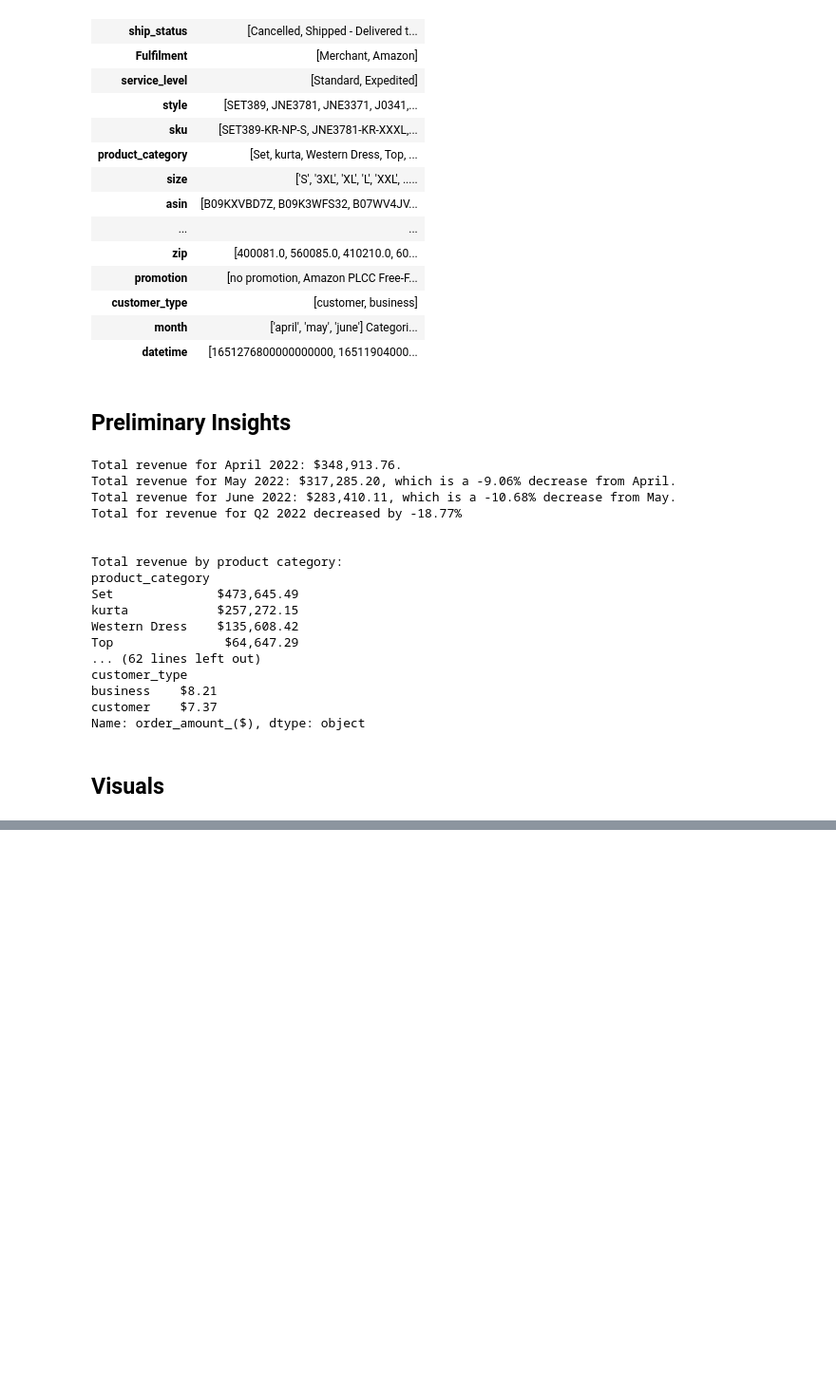
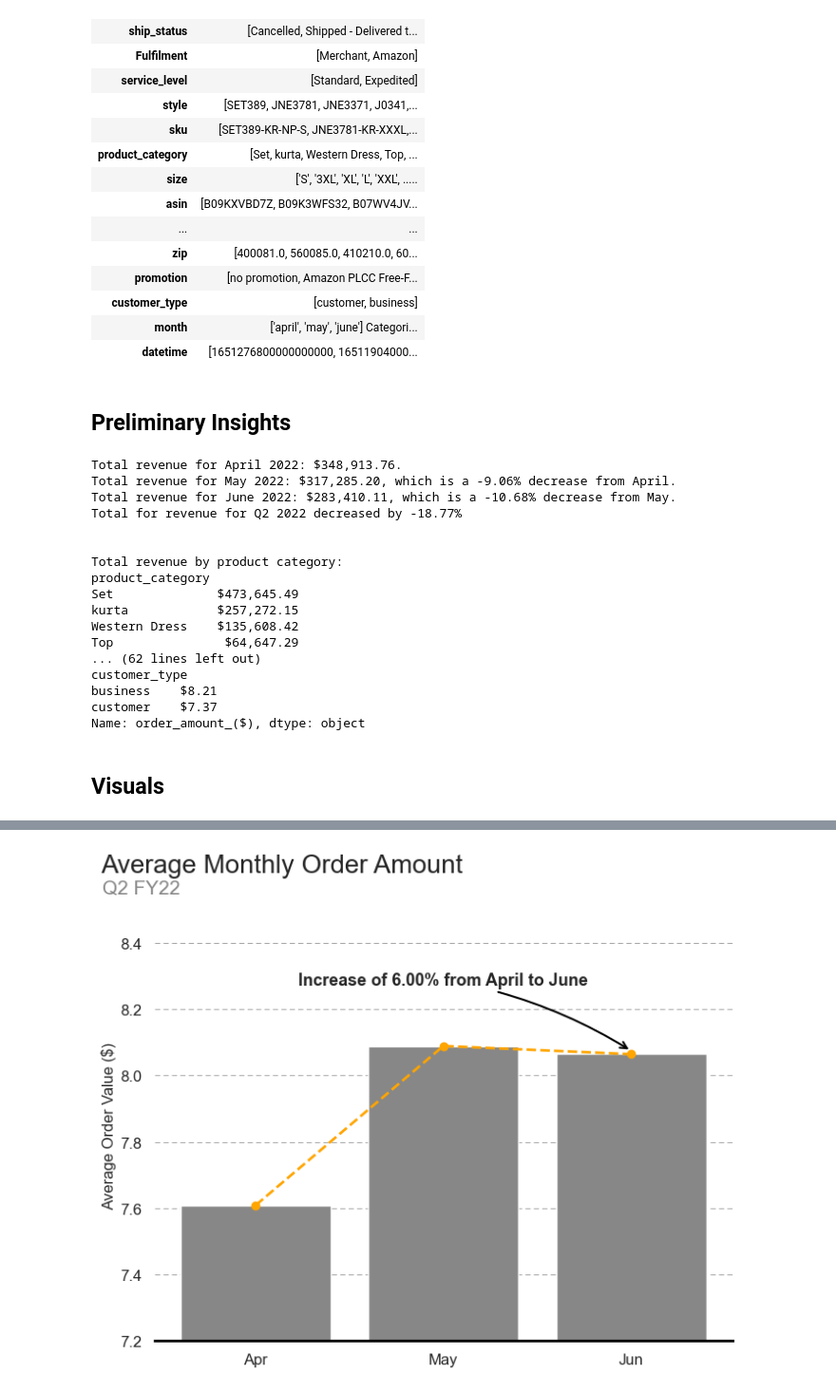
Before and after one commit to CC-Sev/E-Commerce-Sales-Dataset-Analysis, a Jupyter notebook: amazon_sales_data.ipynb, the cells around one changed output, grey strips where cells are left out. Shown at 95% size. Saved outputs shown, nothing was run; the diff lists cells and outputs as text; code cells hidden in the pictures; blank space fills up the shorter version.

```diff
--- a/amazon_sales_data.ipynb
+++ b/amazon_sales_data.ipynb
@@ -544,0 +603,55 @@ Name: order_amount_($), dtype: object
+# %%
+#Group the data by month and calculate the average order value
+monthly_aov = df.groupby(pd.Grouper(key='date', freq='M')).agg({'order_amount_($)': 'sum', 'order_ID': 'nunique'})
+monthly_aov['average_order_value'] = monthly_aov['order_amount_($)'] / monthly_aov['order_ID']
+
+# calculate percent change from previous month
+monthly_aov['pct_change'] = monthly_aov['order_amount_($)'] / monthly_aov['order_ID']
+
+# create a barplot of the average roder value per month
+fig, ax = plt.subplots(figsize=(8,6))
+sns.barplot(x=monthly_aov.index.strftime('%b'), y=monthly_aov['average_order_value'], ax=ax, color='#878787')
+
+# Add line plot of the average order value per month
+ax.plot(monthly_aov.index.strftime('%b'), monthly_aov['average_order_value'], linestyle='--', linewidth=2, color='orange', marker='o')
+
+# Add callout for percent increase form April to June
+apr_val = monthly_aov['average_order_value'][0]
+jun_val = monthly_aov['average_order_value'][2]
+pct_change = ((jun_val - apr_val) / apr_val)*100
+ax.annotate(
+    f'Increase of {pct_change:.2f}% from April to June',
+    fontweight='bold',
+    xy=(2, 8.074941567466606),
+    xytext=(1, 8.264),  # Corrected to two values
+    fontsize=13,
+    ha='center',
+    va='bottom',
+    arrowprops=dict(
+        arrowstyle='->',
+        color='black',
+        lw=1.5,
+        connectionstyle='arc3, rad=-0.1'
+    )
+)
+
+# Set labels and title
+ax.set_title("Average Monthly Order Amount", fontsize=20, x=.22, y=1.07)
+ax.text(-0.09, 1.04, 'Q2 FY22', fontsize=15, color='#878787', transform=ax.transAxes)
+ax.set_xlabel(None)
+ax.set_ylabel("Average Order Value ($)", fontsize=12, labelpad=3)
+ax.set_ylim(7.20, 8.50)
+ax.yaxis.grid(linestyle='--', color='gray', linewidth=0.5, dashes=(8,5))
+
+ax.tick_params(axis='both', labelsize=12)
+
+# remove top and right spines
+ax.spines['top'].set_visible(False)
+ax.spines['right'].set_visible(False)
+ax.spines['left'].set_visible(False)
+ax.spines['bottom'].set_linewidth(2)
+ax.spines['bottom'].set_color('black')
+
+plt.show()
+# %% [output]
+[figure, added]
```
Also changed, not shown: parts of 1 cell of this notebook.
